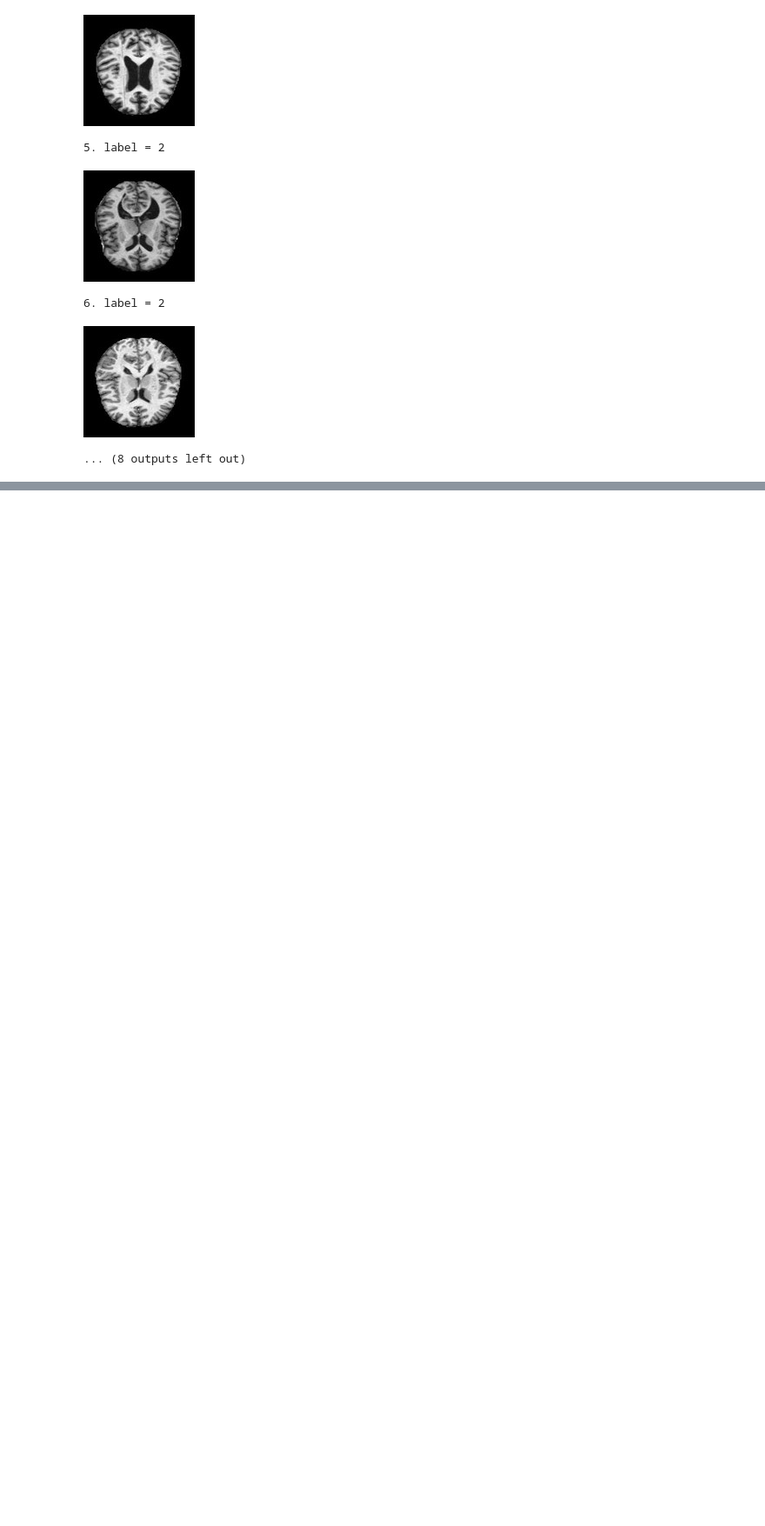
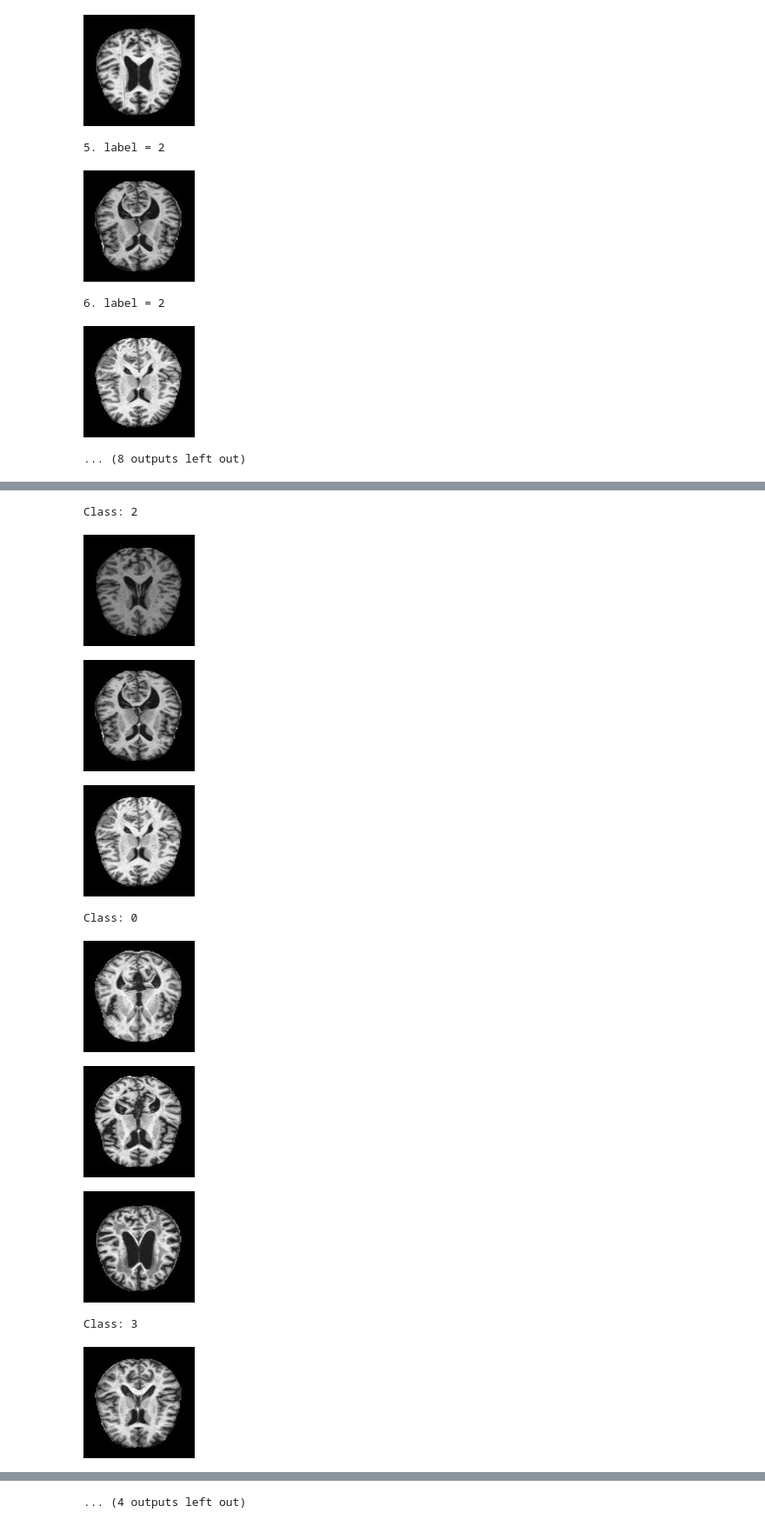
Before and after one commit to AnirbansarkarS/Alzheimer-Prediction-by-Deep-Learning, a Jupyter notebook: Kaggle_MRI_Alzheimers.ipynb, the cells around one changed output, grey strips where cells are left out. Shown: that part at 87% size. Saved outputs shown, nothing was run; the diff lists cells and outputs as text; code cells hidden in the pictures; blank space fills up the shorter version.

```diff
--- a/Kaggle_MRI_Alzheimers.ipynb
+++ b/Kaggle_MRI_Alzheimers.ipynb
@@ -137,0 +154,21 @@ display_images(train_df)
+# %%
+def show_samples_per_class(df, n=3):
+    classes = df['label'].unique()
+    for cls in classes:
+        subset = df[df['label'] == cls].head(n)
+        print(f"\nClass: {cls}")
+        for i, row in subset.iterrows():
+            display(Image.fromarray(row['image'].astype("uint8")))
+
+show_samples_per_class(train_df)
+# %% [output]
+Class: 2
+[figure, added]
+[figure, added]
+[figure, added]
+Class: 0
+[figure, added]
+[figure, added]
+[figure, added]
+Class: 3
+[figure, added]
@@ -137,0 +177 @@ display_images(train_df)
+... (4 outputs left out)
```
Also changed, not shown: parts of 21 cells of this notebook.
